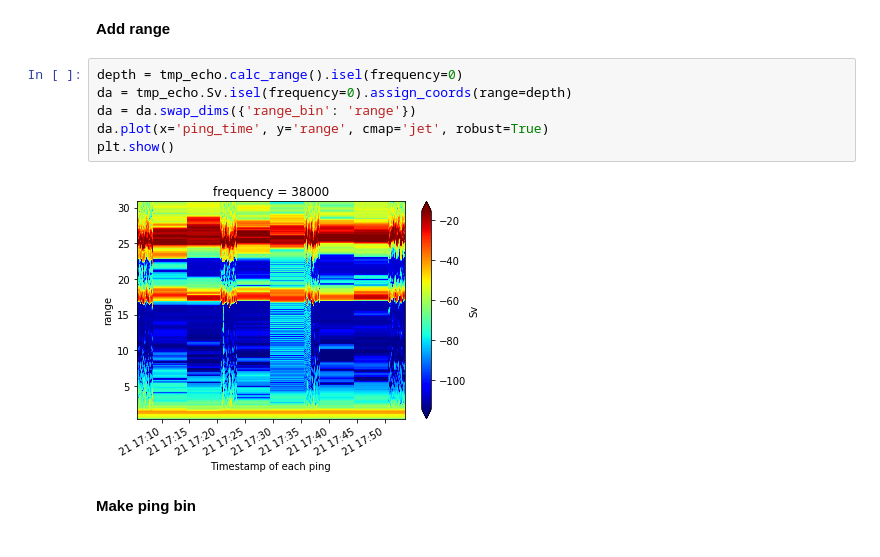
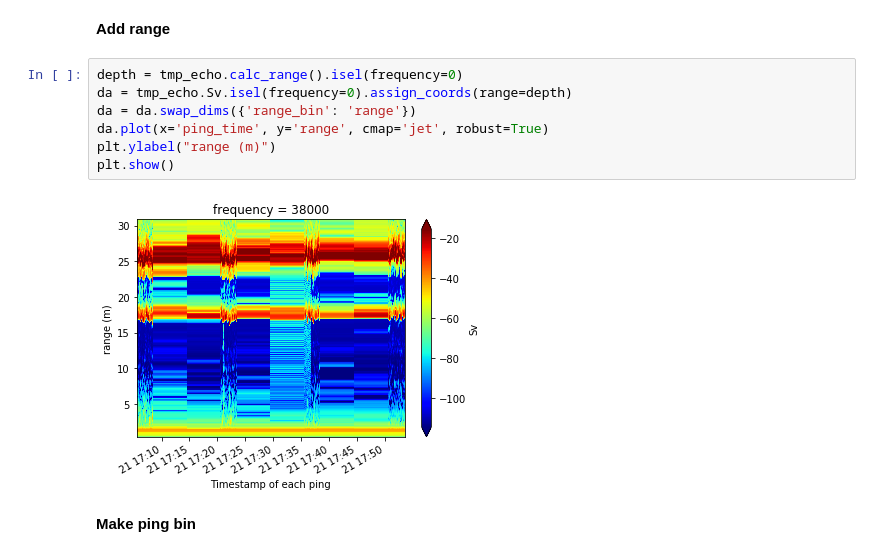
Before and after one commit to OSOceanAcoustics/echopype, a Jupyter notebook: notebooks/new plot test.ipynb, the cells around one changed output. Drawn from its saved outputs; the diff is of its cells as text.

```diff
--- a/notebooks/new plot test.ipynb
+++ b/notebooks/new plot test.ipynb
@@ -37,11 +37,12 @@ plt.show()
 # %%
 depth = tmp_echo.calc_range().isel(frequency=0)
 da = tmp_echo.Sv.isel(frequency=0).assign_coords(range=depth)
 da = da.swap_dims({'range_bin': 'range'})
 da.plot(x='ping_time', y='range', cmap='jet', robust=True)
+plt.ylabel("range (m)")
 plt.show()
 # %% [output]
-[figure, old version]
+[figure, new version]
 # %% [markdown]
 **Make ping bin**
 # %%
```
Also changed, not shown: parts of 3 cells of this notebook.
